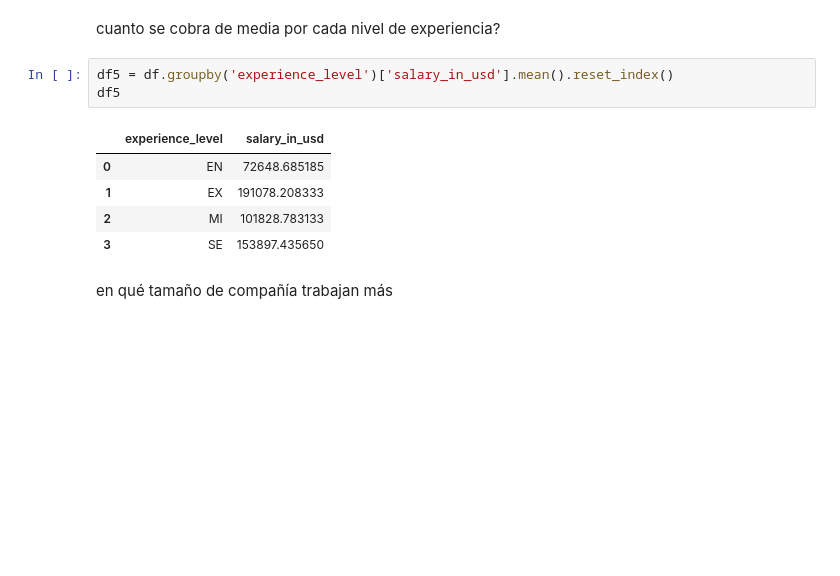
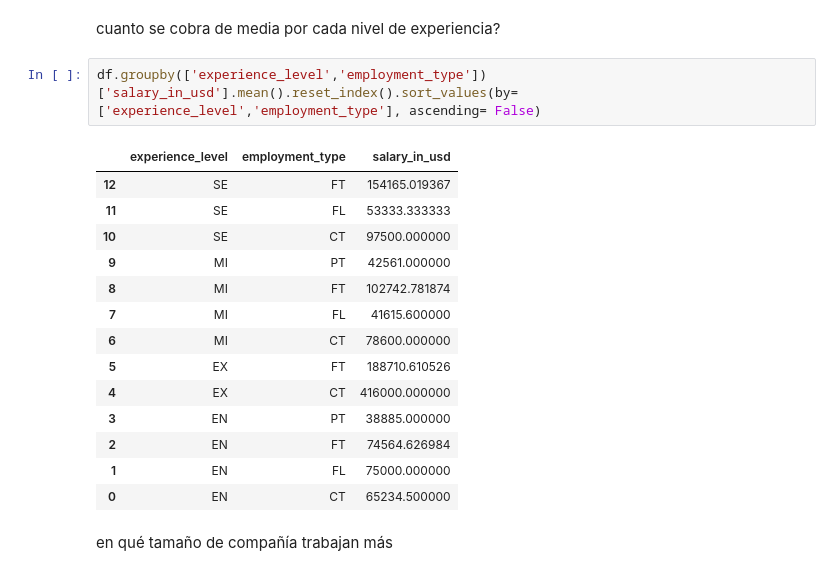
Before and after one commit to nachodlcb/salarios-data, a Jupyter notebook: cuaderno-data.ipynb, the cells around one changed output. Drawn from its saved outputs; the diff is of its cells as text; blank space fills up the shorter version.

```diff
--- a/cuaderno-data.ipynb
+++ b/cuaderno-data.ipynb
@@ -127,13 +126,21 @@ df3
 # %% [markdown]
 cuanto se cobra de media por cada nivel de experiencia?
 # %%
-df5 = df.groupby('experience_level')['salary_in_usd'].mean().reset_index()
-df5
+df.groupby(['experience_level','employment_type'])['salary_in_usd'].mean().reset_index().sort_values(by=['experience_level','employment_type'], ascending= False)
 # %% [output]
-|  | experience_level | salary_in_usd |
-| 0 | EN | 72648.685185 |
-| 1 | EX | 191078.208333 |
-| 2 | MI | 101828.783133 |
-| 3 | SE | 153897.435650 |
+|  | experience_level | employment_type | salary_in_usd |
+| 12 | SE | FT | 154165.019367 |
+| 11 | SE | FL | 53333.333333 |
+| 10 | SE | CT | 97500.000000 |
+| 9 | MI | PT | 42561.000000 |
+| 8 | MI | FT | 102742.781874 |
+| 7 | MI | FL | 41615.600000 |
+| 6 | MI | CT | 78600.000000 |
+| 5 | EX | FT | 188710.610526 |
+| 4 | EX | CT | 416000.000000 |
+| 3 | EN | PT | 38885.000000 |
+| 2 | EN | FT | 74564.626984 |
+| 1 | EN | FL | 75000.000000 |
+| 0 | EN | CT | 65234.500000 |
 # %% [markdown]
 en qué tamaño de compañía trabajan más
```
Also changed, not shown: parts of 6 cells of this notebook.
